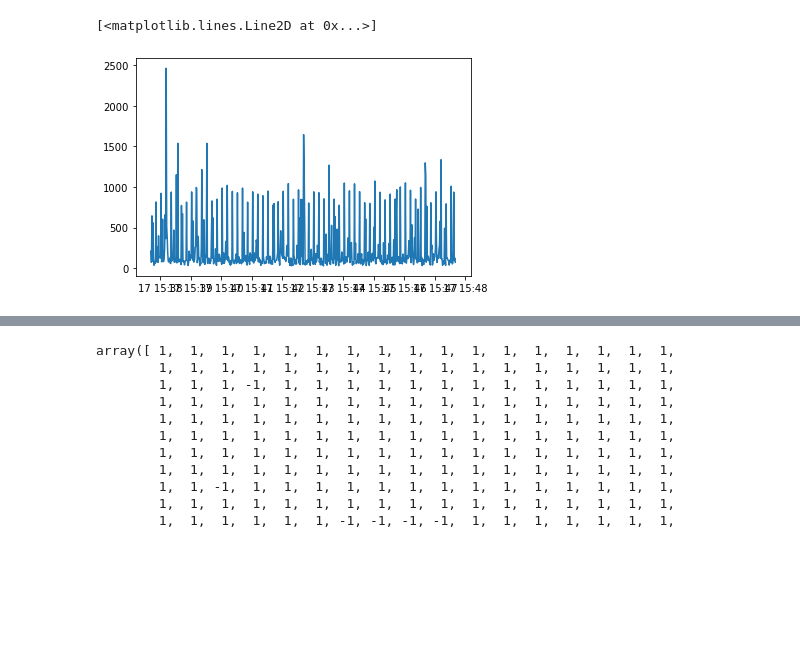
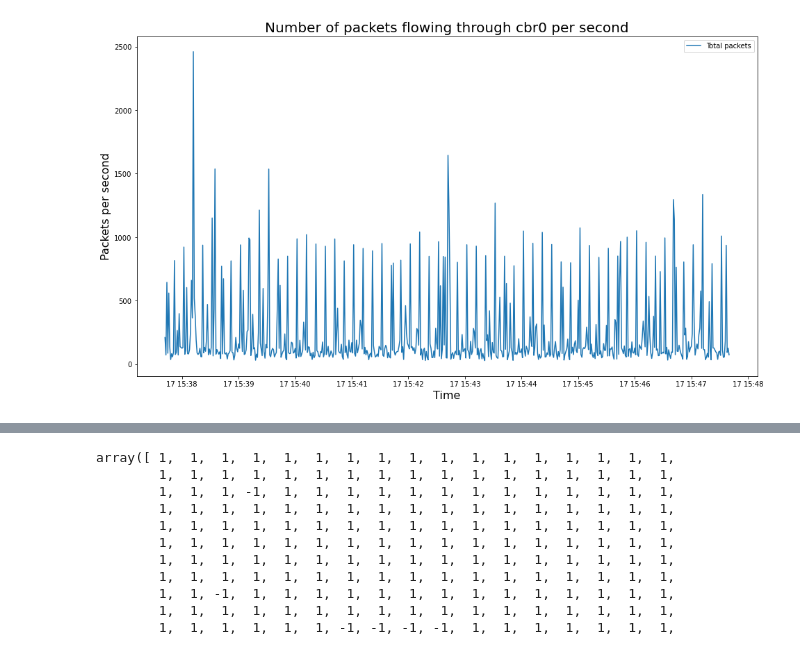
Before and after one commit to hotshot07/thesis, a Jupyter notebook: final_notebooks/time_series_analysis/Time series analysis.ipynb, the cells around one changed output, grey strips where cells are left out. Drawn from its saved outputs; the diff is of its cells as text; code cells hidden in the pictures; blank space fills up the shorter version.

```diff
--- a/final_notebooks/time_series_analysis/Time series analysis.ipynb
+++ b/final_notebooks/time_series_analysis/Time series analysis.ipynb
@@ -28,9 +23,15 @@ df = df.set_index('timestamp')
 # %%
 df = df.resample('1S').sum()
 # %%
-plt.plot(df['packet'])
+plt.rcParams["figure.figsize"] = (16,9)
+plt.plot(df['packet'], label = "Total packets")
+plt.xlabel('Time', fontsize=16)
+plt.ylabel('Packets per second',fontsize=16)
+plt.title("Number of packets flowing through cbr0 per second", fontsize=20)
+plt.legend()
+plt.savefig("normal_packet_flow.jpg", dpi = 220, bbox_inches='tight')
+plt.show()
 # %% [output]
-[<matplotlib.lines.Line2D at 0x...>]
-[figure, old version]
+[figure, new version]
 # %%
 from sklearn.ensemble import IsolationForest
```
Also changed, not shown: parts of 5 cells of this notebook, 27 other files.
